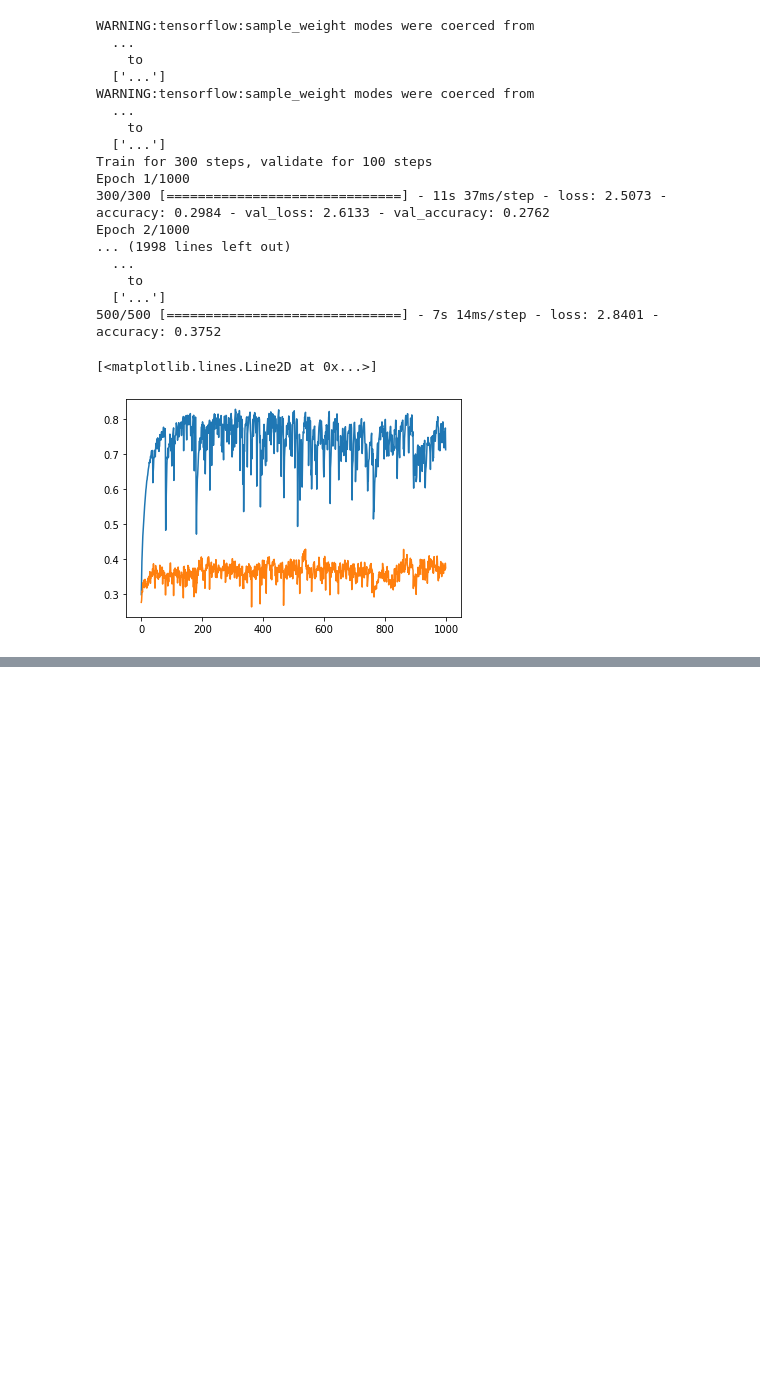
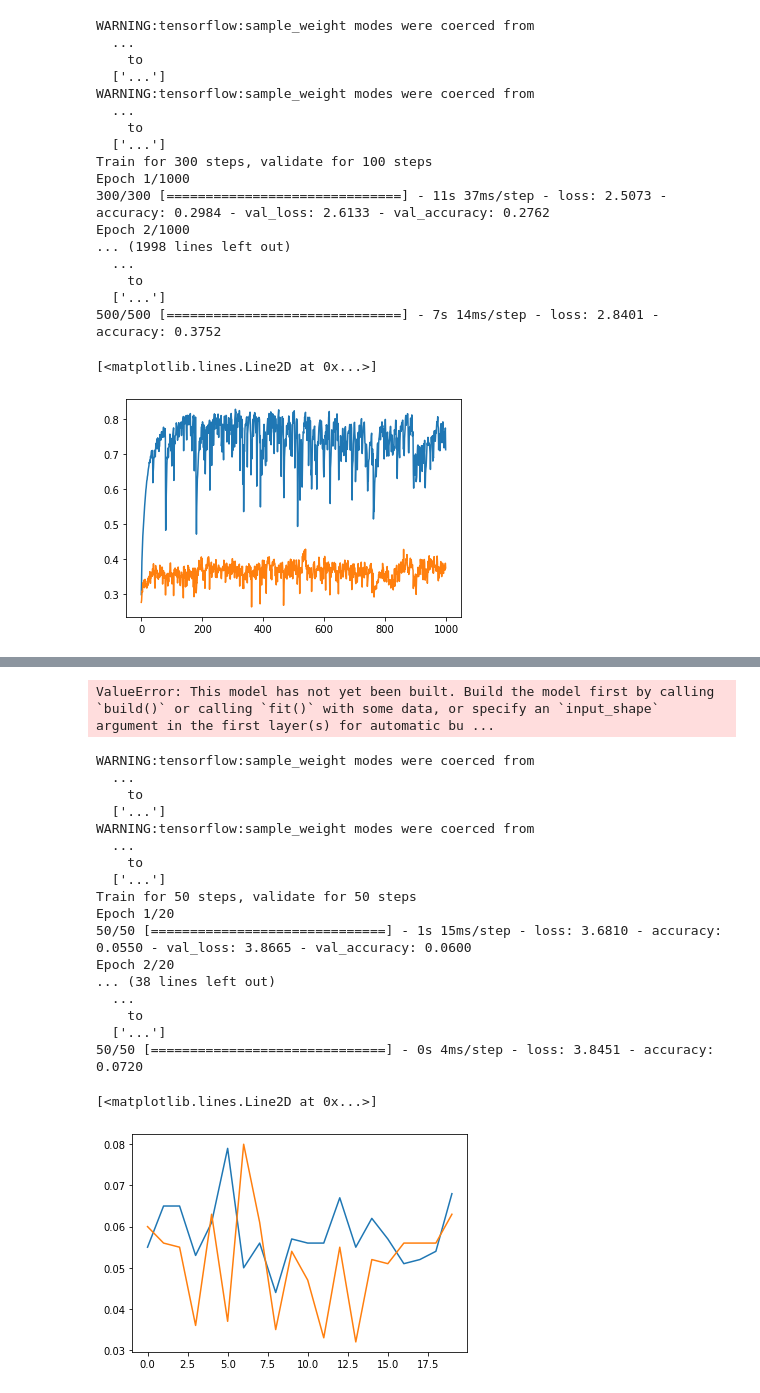
Before and after one commit to SeanScripts/us-bird-songs, a Jupyter notebook: identify_song.ipynb, the cells around one changed output, grey strips where cells are left out. Cells and saved outputs as stored; diff of their text form; code cells hidden in the pictures; blank space fills up the shorter version.

```diff
--- a/identify_song.ipynb
+++ b/identify_song.ipynb
@@ -380,0 +395,4 @@ Epoch 2/1000
+# %%
+labels = list(pd.value_counts(raw_data[:,1]).axes[0])
+#labels = list(set([data[i][1] for i in range(data.shape[0])]))
+labels
@@ -380,0 +426,62 @@ Epoch 2/1000
+# %%
+# Puts together all the generators from before
+def raw_data_generator(data, labels, indices, data_lengths, steps=12000, samples=None, to_3d=False):
+    # Number of testing examples per step
+    total_data_length = sum([data_lengths[indices[i]] for i in range(len(indices))])
+    if samples is None:
+        samples = len(indices)
+    #steps = 500
+    while True:
+        # Sample a set of training indices
+        # With probability given by the proportion of time each recording takes in the total time
+        # This samples the periods of time uniformly, as if all recordings were back-to-back
+        inds = np.random.choice(indices, samples, replace=True,
+                                p=[data_lengths[indices[i]]/total_data_length for i in range(len(indices))])
+        # Then for each one sample a segment uniformly
+        start_times = [np.random.randint(0, data_lengths[inds[i]]-steps) for i in range(samples)]
+        # Then select that part of the feature data and labels
+        x = np.asarray([data[inds[i],0][start_times[i]:(start_times[i]+steps)] for i in range(samples)])
+        if to_3d:
+            x = x.reshape(x.shape[0], x.shape[1], 1)
+        y = np.asarray([labels.index(data[inds[i],1]) for i in range(samples)])
+        yield x, y
+# %%
+full_generator = raw_data_generator(raw_data, labels, [i for i in range(raw_data.shape[0])], time_lengths, steps=4000, samples=20, to_3d=False)
+train_generator = raw_data_generator(raw_data, labels, train_sample_indices, time_lengths, steps=4000, samples=20, to_3d=False)
+validation_generator = raw_data_generator(raw_data, labels, validation_sample_indices, time_lengths, steps=4000, samples=20, to_3d=False)
+# %%
+modelr = tf.keras.Sequential()
+modelr.add(layers.Dense(4000, activation='relu'))
+modelr.add(layers.Dense(100, activation='relu'))
+modelr.add(layers.Dropout(0.5))
+modelr.add(layers.Dense(45, activation='softmax'))
+modelr.compile(optimizer='adam', loss='sparse_categorical_crossentropy', metrics=['accuracy'])
+modelr.summary()
+# %% [output]
+ValueError: This model has not yet been built. Build the model first by calling `build()` or calling `fit()` with some data, or specify an `input_shape` argument in the first layer(s) for automatic bu ...
+# %%
+history = modelr.fit(train_generator, validation_data=validation_generator,
+                    steps_per_epoch=50, epochs=20, validation_steps=50)
+modelr.evaluate(validation_generator, steps=50)
+plt.plot(history.history['accuracy'])
+plt.plot(history.history['val_accuracy'])
+# %% [output]
+WARNING:tensorflow:sample_weight modes were coerced from
+  ...
+    to
+  ['...']
+WARNING:tensorflow:sample_weight modes were coerced from
+  ...
+    to
+  ['...']
+Train for 50 steps, validate for 50 steps
+Epoch 1/20
+50/50 [==============================] - 1s 15ms/step - loss: 3.6810 - accuracy: 0.0550 - val_loss: 3.8665 - val_accuracy: 0.0600
+Epoch 2/20
+... (38 lines left out)
+  ...
+    to
+  ['...']
+50/50 [==============================] - 0s 4ms/step - loss: 3.8451 - accuracy: 0.0720
+[<matplotlib.lines.Line2D at 0x...>]
+[figure, added]
```
Also changed, not shown: parts of 8 cells of this notebook, 1 other file.
